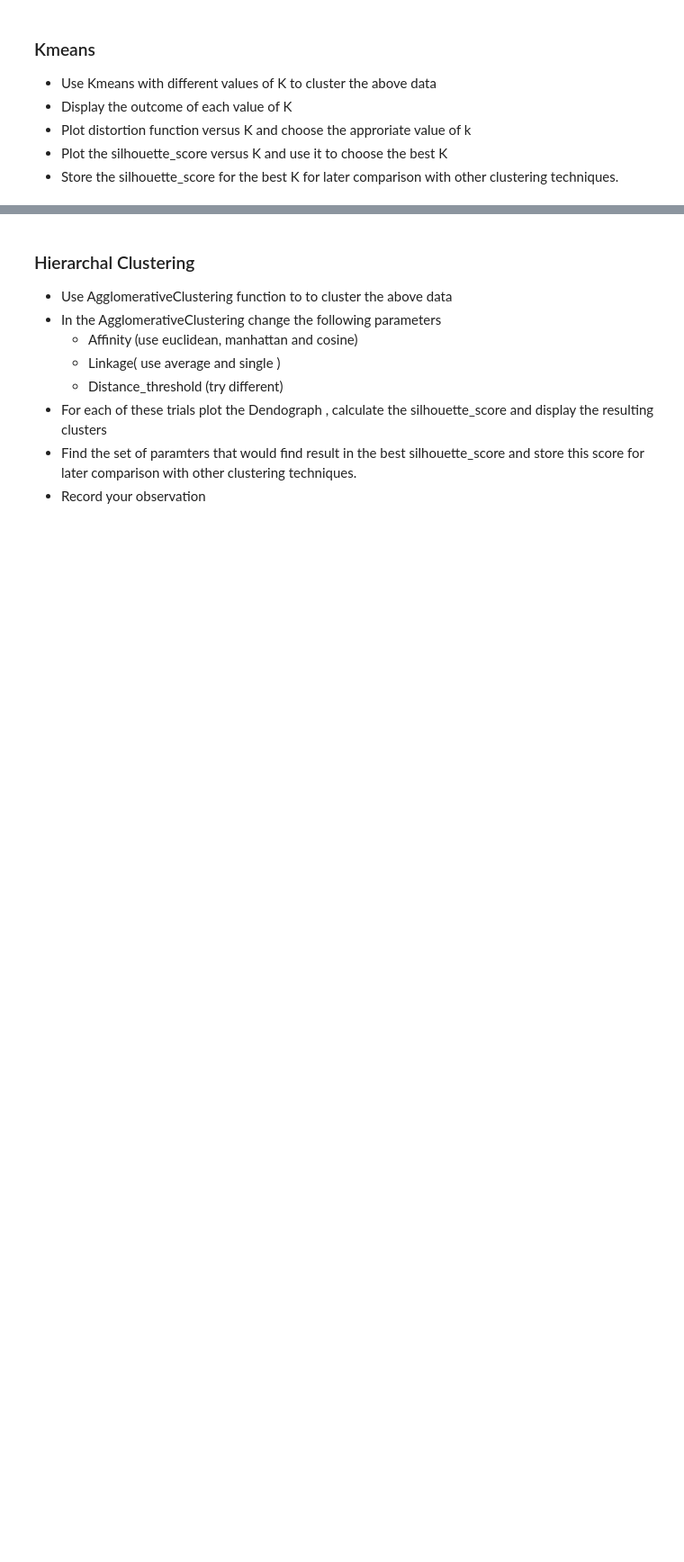
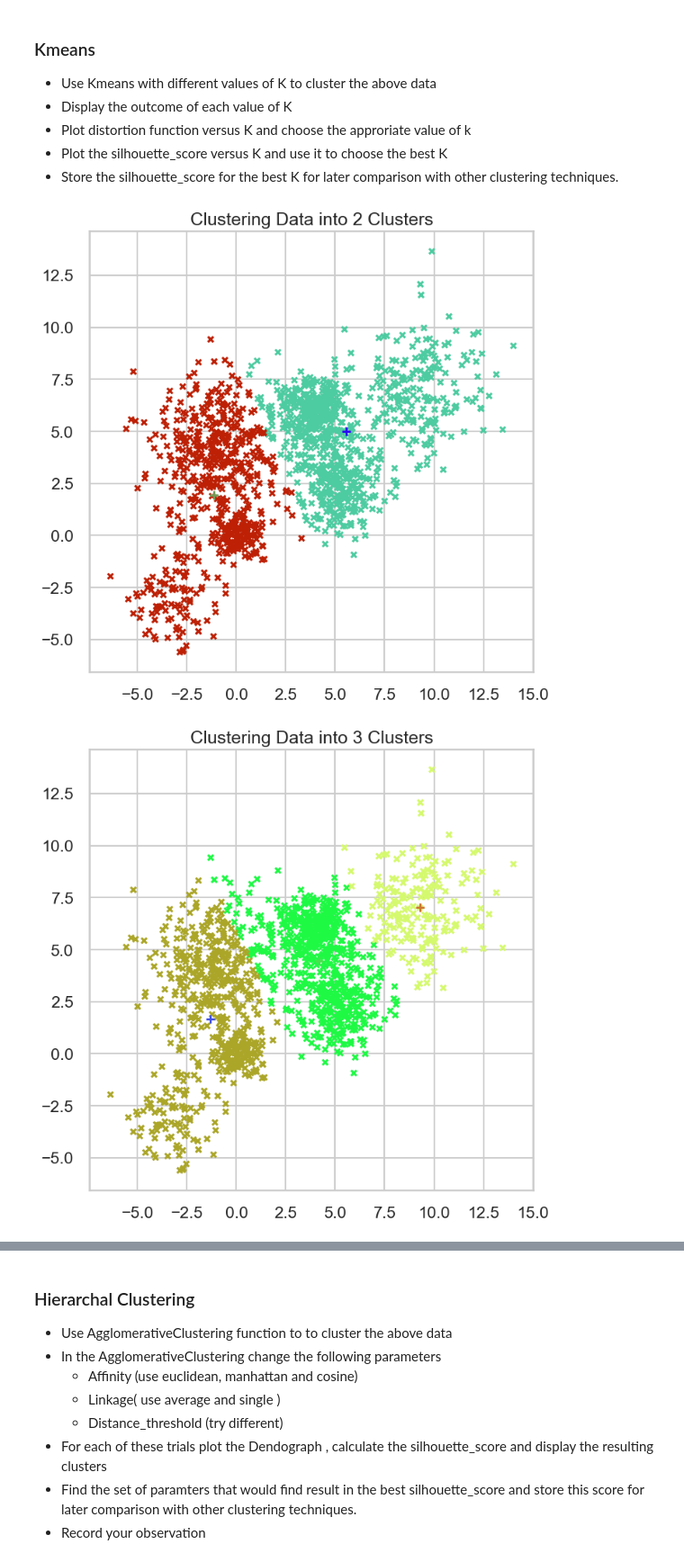
Before and after one commit to zeinaabdallah/Clustering-Project, a Jupyter notebook: Clustering Project.ipynb, the cells around one changed output, grey strips where cells are left out. Shown at 90% size. Cells and saved outputs as stored; diff of their text form; code cells hidden in the pictures; blank space fills up the shorter version.

```diff
--- a/Clustering Project.ipynb
+++ b/Clustering Project.ipynb
@@ -77,3 +80,22 @@ display_cluster(Multi_blob_Data)
 * Plot distortion function versus K and choose the approriate value of k
 * Plot the silhouette_score versus K and use it to choose the best K
 * Store the silhouette_score for the best K for later comparison with other clustering techniques.
+# %%
+score_km = []
+for k in range(2,10):
+    dftot = pd.DataFrame(Multi_blob_Data, columns=['col1','col2'])
+    km = KMeans(n_clusters=k)
+    y_km = km.fit_predict(dftot[['col1', 'col2']])
+    dftot['cluster'] = y_km
+    set_cluster = set(y_km)
+    for c in set_cluster:
+        df = dftot[dftot['cluster'] == c]
+        mean = df[['col1', 'col2']].mean()
+        plt.scatter(df['col1'], df['col2'], s=30, c=np.random.rand(3,).reshape(1,-1), marker='x', label='cluster 1')
+        plt.scatter(mean['col1'], mean['col2'], c=np.random.rand(3,).reshape(1,-1), marker='+')
+    plt.title(f"Clustering Data into {k} Clusters")
+    plt.show()
+    score_km.append(silhouette_score(dftot[['col1', 'col2']], y_km))
+# %% [output]
+[figure, added]
+[figure, added]
```
Also changed, not shown: parts of 9 cells of this notebook.
